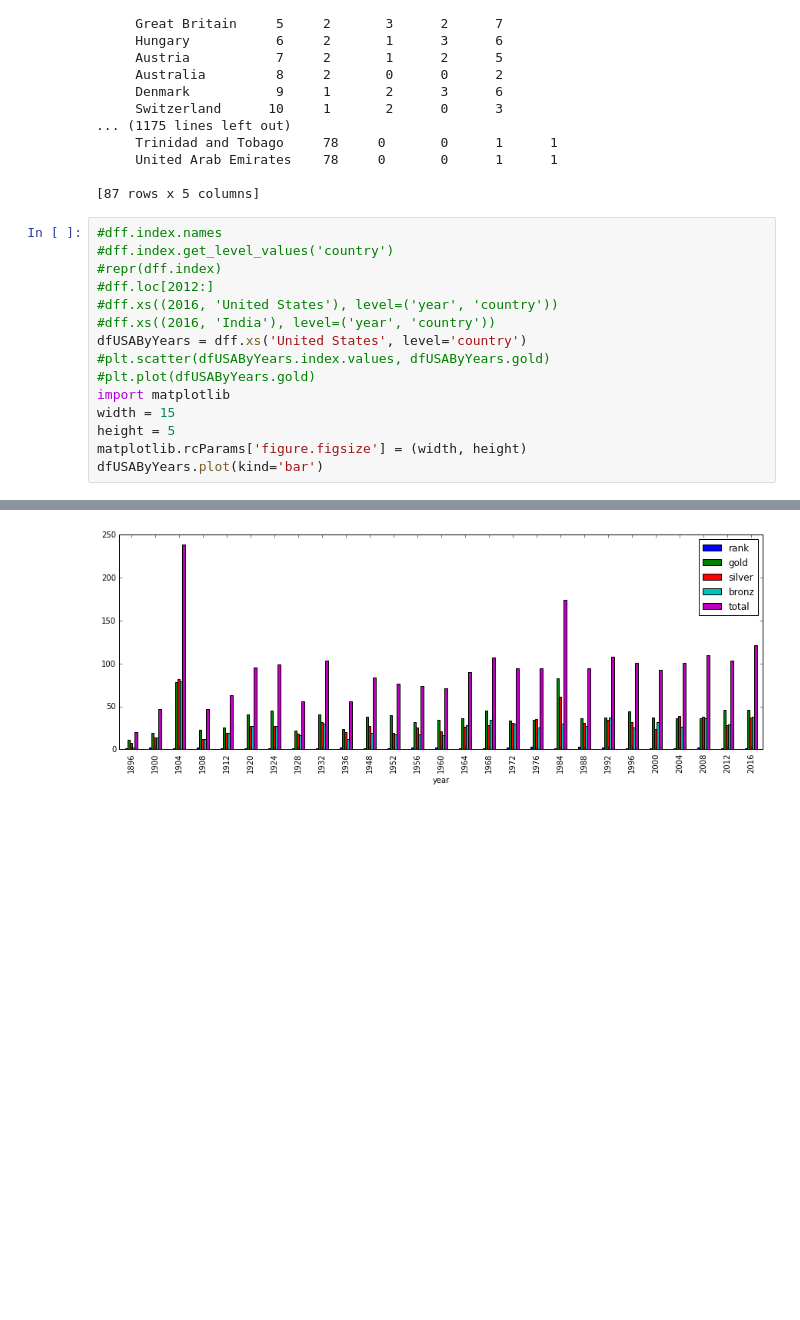
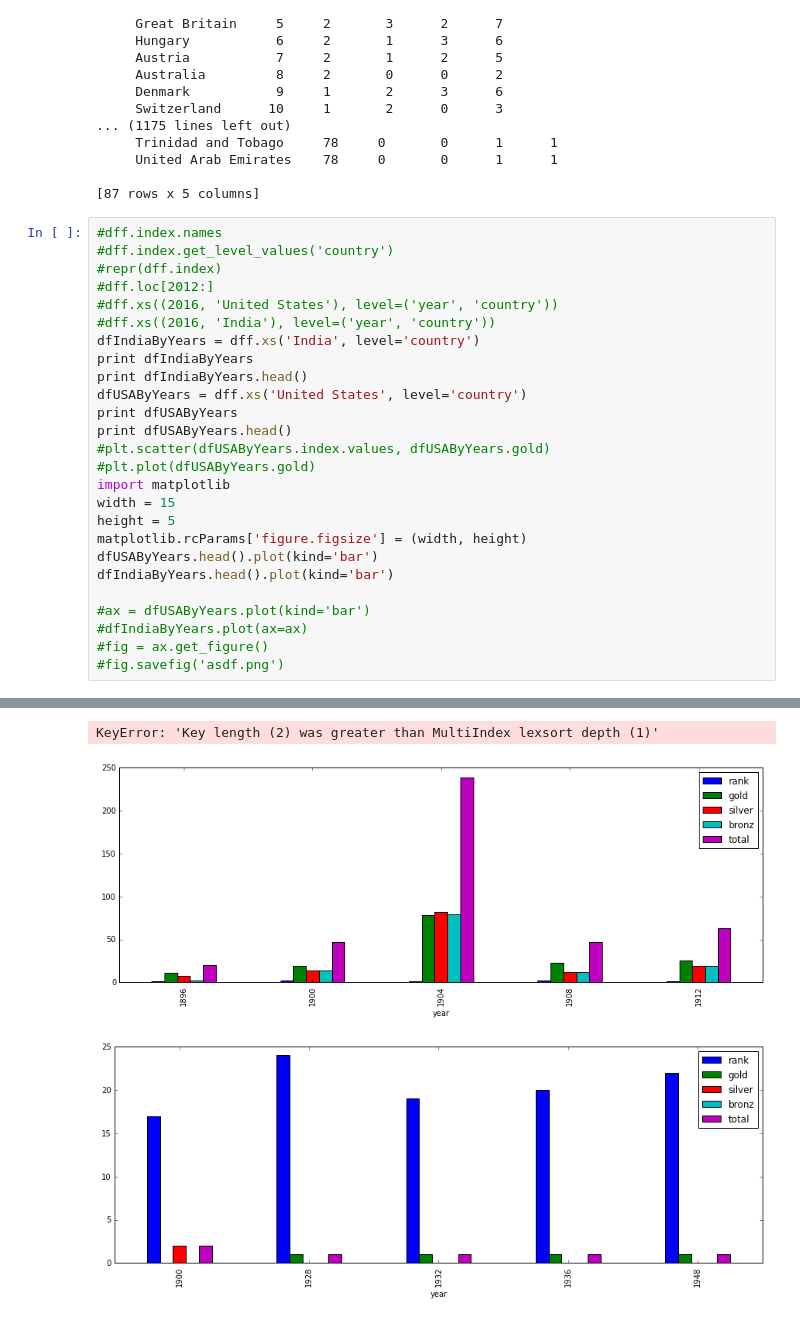
Before and after one commit to deepak-muley/practice-problems, a Jupyter notebook: data_science/python+wikipedia.ipynb, the cells around one changed output, grey strips where cells are left out. Saved outputs shown, nothing was run; the diff lists cells and outputs as text; blank space fills up the shorter version.

```diff
--- a/data_science/python+wikipedia.ipynb
+++ b/data_science/python+wikipedia.ipynb
@@ -224,12 +224,23 @@ year country
 #dff.loc[2012:]
 #dff.xs((2016, 'United States'), level=('year', 'country'))
 #dff.xs((2016, 'India'), level=('year', 'country'))
+dfIndiaByYears = dff.xs('India', level='country')
+print dfIndiaByYears
+print dfIndiaByYears.head()
 dfUSAByYears = dff.xs('United States', level='country')
+print dfUSAByYears
+print dfUSAByYears.head()
 #plt.scatter(dfUSAByYears.index.values, dfUSAByYears.gold)
 #plt.plot(dfUSAByYears.gold)
 import matplotlib
 width = 15
 height = 5
 matplotlib.rcParams['figure.figsize'] = (width, height)
-dfUSAByYears.plot(kind='bar')
+dfUSAByYears.head().plot(kind='bar')
+dfIndiaByYears.head().plot(kind='bar')
+
+#ax = dfUSAByYears.plot(kind='bar')
+#dfIndiaByYears.plot(ax=ax)
+#fig = ax.get_figure()
+#fig.savefig('asdf.png')
 # %% [output]
@@ -237 +264,3 @@ dfUSAByYears.plot(kind='bar')
+KeyError: 'Key length (2) was greater than MultiIndex lexsort depth (1)'
-[figure, old version]
+[figure, new version]
+[figure, added]
```
Also changed, not shown: parts of 3 cells of this notebook, 30 other files.
